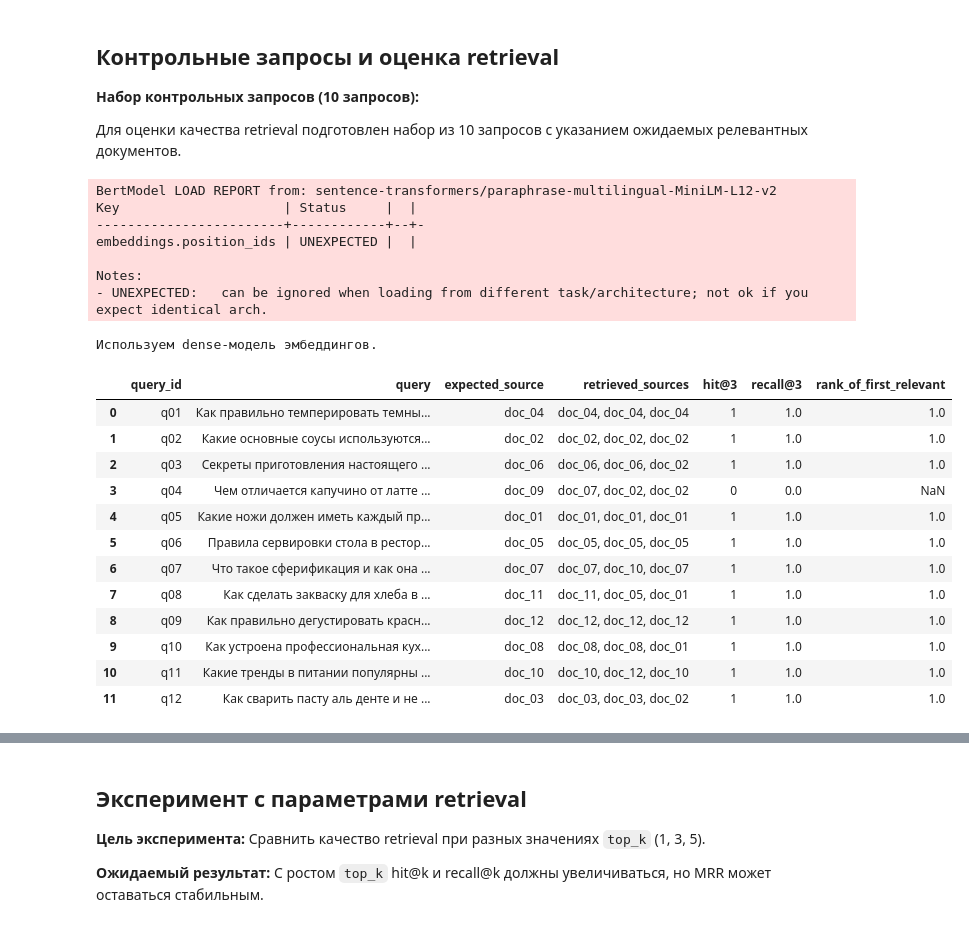
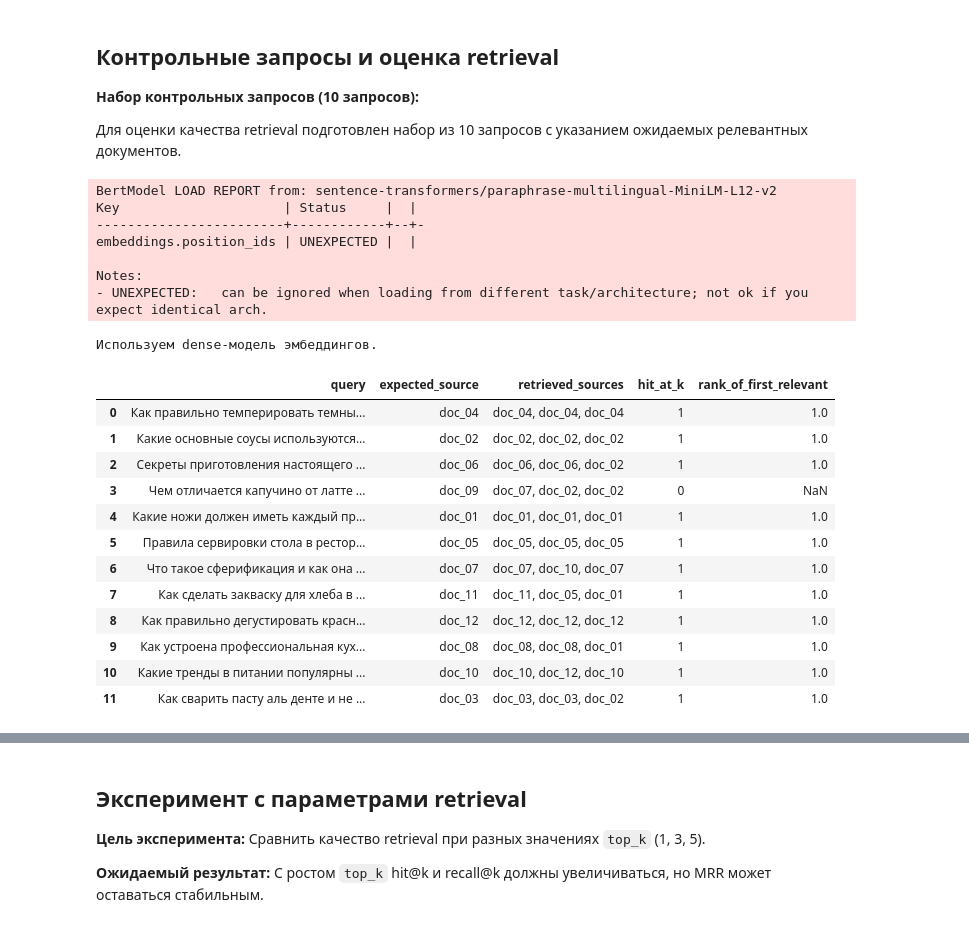
Before and after one commit to dashaaasd/Mazunina-group-2, a Jupyter notebook: homeworks/HW14/HW14.ipynb, the cells around one changed output, grey strips where cells are left out. Drawn from its saved outputs; the diff is of its cells as text; code cells hidden in the pictures.

```diff
--- a/homeworks/HW14/HW14.ipynb
+++ b/homeworks/HW14/HW14.ipynb
@@ -51,19 +51,30 @@ NumPy: 2.4.3
 Pandas: 2.3.3
 FAISS available: True
 # %%
-# Фиксируем seed и определяем устройство.
+import random
+import numpy as np
+
 def set_seed(seed: int = 42) -> None:
     random.seed(seed)
     np.random.seed(seed)
 
+    try:
+        import torch
+        torch.manual_seed(seed)
+        if torch.cuda.is_available():
+            torch.cuda.manual_seed(seed)
+            torch.cuda.manual_seed_all(seed)  # для multi-GPU
+            torch.backends.cudnn.deterministic = True
+            torch.backends.cudnn.benchmark = False
+    except ImportError:
+        pass  # torch не установлен
 
 set_seed(42)
 
 try:
     import torch
-
     DEVICE = "cuda" if torch.cuda.is_available() else "cpu"
-except Exception:
+except ImportError:
     DEVICE = "cpu"
 
 print("Устройство для работы:", DEVICE)
@@ -787,59 +798,64 @@ def evaluate_retrieval(benchmark_queries: List[Dict], artifacts: RetrievalArtifa
     rows = []
     for item in benchmark_queries:
         results = search_chunks(item["query"], artifacts=artifacts, top_k=top_k)
         predicted_doc_ids = results["doc_id"].tolist()
         relevant = item["relevant_doc_ids"]
 
-        hit = int(any(doc_id in predicted_doc_ids for doc_id in relevant))
-        recall = sum(doc_id in predicted_doc_ids for doc_id in relevant) / len(relevant)
+        # hit_at_k: 1 если есть хотя бы один релевантный, иначе 0
+        hit_at_k = int(any(doc_id in predicted_doc_ids for doc_id in relevant))
 
+        # rank_of_first_relevant: позиция первого релевантного (опционально)
         first_relevant_rank = None
         for idx, doc_id in enumerate(predicted_doc_ids, 1):
             if doc_id in relevant:
                 first_relevant_rank = idx
                 break
 
         rows.append({
-            "query_id": item["query_id"],
-            "query": item["query"],
-            "expected_source": ", ".join(relevant),
-            "retrieved_sources": ", ".join(predicted_doc_ids),
-            f"hit@{top_k}": hit,
-            f"recall@{top_k}": recall,
-            "rank_of_first_relevant": first_relevant_rank,
+            "query": item["query"],                                    # обязательное поле
+            "expected_source": ", ".join(relevant),                   # обязательное поле
+            "retrieved_sources": ", ".join(predicted_doc_ids),        # обязательное поле
+            "hit_at_k": hit_at_k,                                     # обязательное поле (имя фиксировано!)
+            "rank_of_first_relevant": first_relevant_rank,            # дополнительное поле
         })
     return pd.DataFrame(rows)
 
-
+# Запуск оценки
 eval_results = evaluate_retrieval(benchmark_queries, artifacts=artifacts, top_k=3)
 display(eval_results)
 
-print("\n=== Сводная статистика ===")
-print(f"Средний hit@3: {eval_results['hit@3'].mean():.3f}")
-print(f"Средний recall@3: {eval_results['recall@3'].mean():.3f}")
+# Сохранение в CSV
+eval_results.to_csv("artifacts/retrieval_eval.csv", index=False)
+print("Результаты сохранены в artifacts/retrieval_eval.csv")
 
-# Сохранение результатов в artifacts
-eval_results.to_csv("artifacts/retrieval_eval.csv", index=False)
-print("\nРезультаты сохранены в artifacts/retrieval_eval.csv")
+# Проверка структуры
+print("\nСтруктура сохраненного файла:")
+print(f"Колонки: {eval_results.columns.tolist()}")
+required_cols = ["query", "expected_source", "retrieved_sources", "hit_at_k"]
+if all(col in eval_results.columns for col in required_cols):
+    print("✓ Все обязательные колонки присутствуют")
+else:
+    missing = [col for col in required_cols if col not in eval_results.columns]
+    print(f"✗ Отсутствуют колонки: {missing}")
 # %% [output]
 BertModel LOAD REPORT from: sentence-transformers/paraphrase-multilingual-MiniLM-L12-v2
 Key                     | Status     |  |
 ------------------------+------------+--+-
 embeddings.position_ids | UNEXPECTED |  |
 
 Notes:
 - UNEXPECTED:   can be ignored when loading from different task/architecture; not ok if you expect identical arch.
 Используем dense-модель эмбеддингов.
-|  | query_id | query | expected_source | retrieved_sources | hit@3 | recall@3 | rank_of_first_relevant |
-| 0 | q01 | Как правильно темперировать темны... | doc_04 | doc_04, doc_04, doc_04 | 1 | 1.0 | 1.0 |
-| 1 | q02 | Какие основные соусы используются... | doc_02 | doc_02, doc_02, doc_02 | 1 | 1.0 | 1.0 |
-| 2 | q03 | Секреты приготовления настоящего ... | doc_06 | doc_06, doc_06, doc_02 | 1 | 1.0 | 1.0 |
-| 3 | q04 | Чем отличается капучино от латте ... | doc_09 | doc_07, doc_02, doc_02 | 0 | 0.0 | NaN |
-| 4 | q05 | Какие ножи должен иметь каждый пр... | doc_01 | doc_01, doc_01, doc_01 | 1 | 1.0 | 1.0 |
-| 5 | q06 | Правила сервировки стола в рестор... | doc_05 | doc_05, doc_05, doc_05 | 1 | 1.0 | 1.0 |
-| 6 | q07 | Что такое сферификация и как она ... | doc_07 | doc_07, doc_10, doc_07 | 1 | 1.0 | 1.0 |
-| 7 | q08 | Как сделать закваску для хлеба в ... | doc_11 | doc_11, doc_05, doc_01 | 1 | 1.0 | 1.0 |
-| 8 | q09 | Как правильно дегустировать красн... | doc_12 | doc_12, doc_12, doc_12 | 1 | 1.0 | 1.0 |
-| 9 | q10 | Как устроена профессиональная кух... | doc_08 | doc_08, doc_08, doc_01 | 1 | 1.0 | 1.0 |
-| 10 | q11 | Какие тренды в питании популярны ... | doc_10 | doc_10, doc_12, doc_10 | 1 | 1.0 | 1.0 |
-| 11 | q12 | Как сварить пасту аль денте и не ... | doc_03 | doc_03, doc_03, doc_02 | 1 | 1.0 | 1.0 |
+|  | query | expected_source | retrieved_sources | hit_at_k | rank_of_first_relevant |
+| 0 | Как правильно темперировать темны... | doc_04 | doc_04, doc_04, doc_04 | 1 | 1.0 |
+| 1 | Какие основные соусы используются... | doc_02 | doc_02, doc_02, doc_02 | 1 | 1.0 |
+| 2 | Секреты приготовления настоящего ... | doc_06 | doc_06, doc_06, doc_02 | 1 | 1.0 |
+| 3 | Чем отличается капучино от латте ... | doc_09 | doc_07, doc_02, doc_02 | 0 | NaN |
+| 4 | Какие ножи должен иметь каждый пр... | doc_01 | doc_01, doc_01, doc_01 | 1 | 1.0 |
+| 5 | Правила сервировки стола в рестор... | doc_05 | doc_05, doc_05, doc_05 | 1 | 1.0 |
+| 6 | Что такое сферификация и как она ... | doc_07 | doc_07, doc_10, doc_07 | 1 | 1.0 |
+| 7 | Как сделать закваску для хлеба в ... | doc_11 | doc_11, doc_05, doc_01 | 1 | 1.0 |
+| 8 | Как правильно дегустировать красн... | doc_12 | doc_12, doc_12, doc_12 | 1 | 1.0 |
+| 9 | Как устроена профессиональная кух... | doc_08 | doc_08, doc_08, doc_01 | 1 | 1.0 |
+| 10 | Какие тренды в питании популярны ... | doc_10 | doc_10, doc_12, doc_10 | 1 | 1.0 |
+| 11 | Как сварить пасту аль денте и не ... | doc_03 | doc_03, doc_03, doc_02 | 1 | 1.0 |
```
Also changed, not shown: parts of 3 cells of this notebook, 1 other file.
